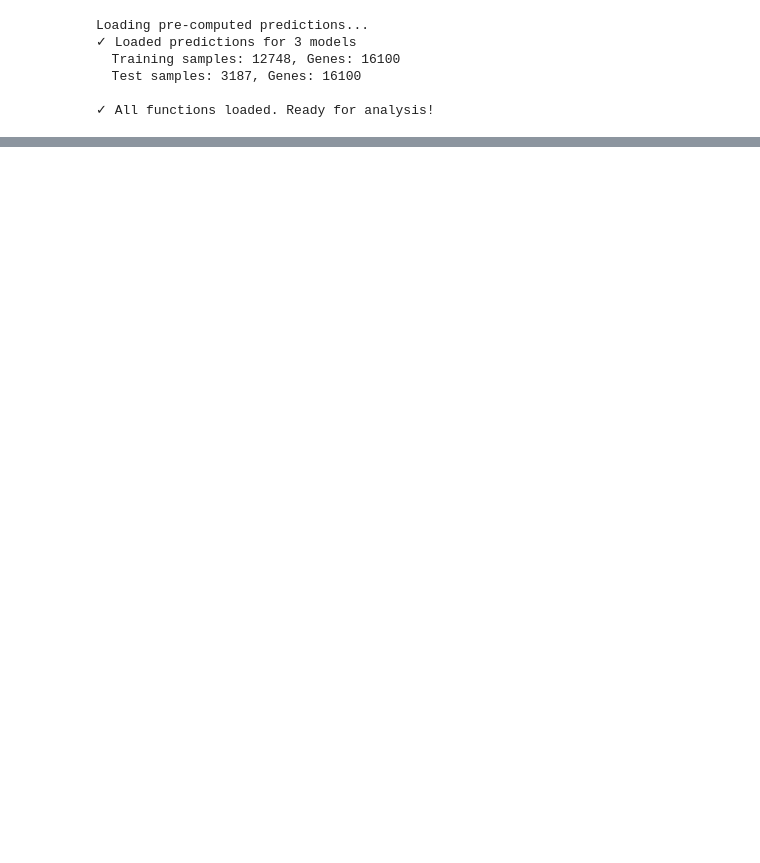
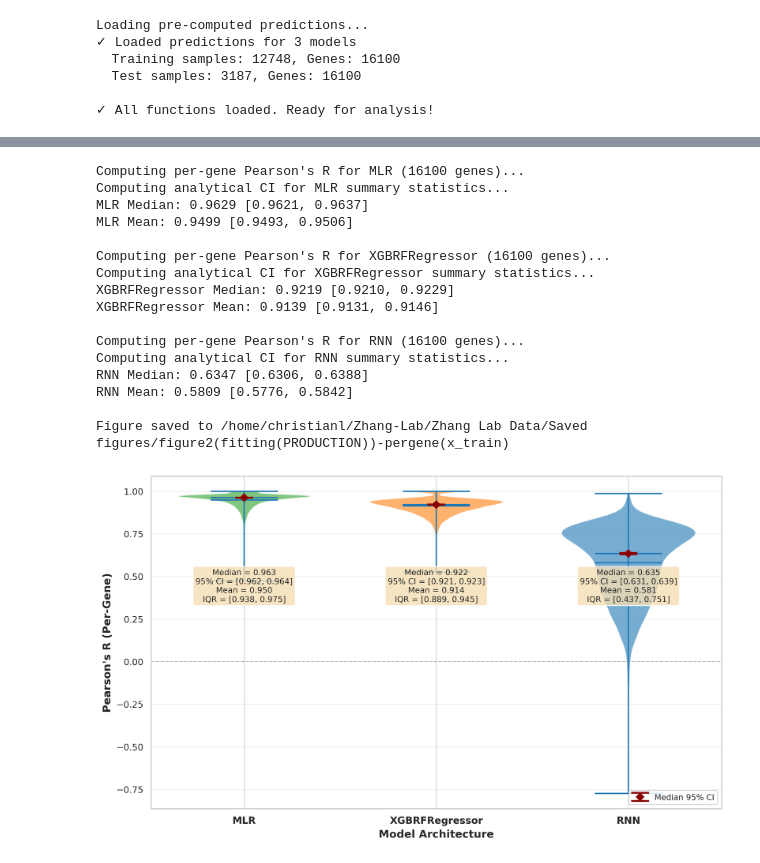
Before and after one commit to ChristianLangridge/LEMBAS-RNN-benchmark, a Jupyter notebook: Zhang Lab Code/Figures/Model-fitting/Fig1(fitting).ipynb, the cells around one changed output, grey strips where cells are left out. Drawn from its saved outputs; the diff is of its cells as text; code cells hidden in the pictures; blank space fills up the shorter version.

Commit message:
Dialing in aesthetics for training fit figures

```diff
--- a/Zhang Lab Code/Figures/Model-fitting/Fig1(fitting).ipynb
+++ b/Zhang Lab Code/Figures/Model-fitting/Fig1(fitting).ipynb
@@ -221,10 +205,28 @@ Figure saved to /home/christianl/Zhang-Lab/Zhang Lab Data/Saved figures/Producti
 # %%
 ############### PLOTTING STEP (PER-GENE) ###############
 
 per_gene_fit_metrics = figure_per_gene_pearson_r_distribution(
-    y_true=y_train,
+    y_true_df=y_train,
     predictions_dict=predictions_train,
     ci_method='analytical', # same as before
     n_bootstrap=5000, # same as before
     output_path='/home/christianl/Zhang-Lab/Zhang Lab Data/Saved figures/figure2(fitting(PRODUCTION))-pergene(x_train)'
 )
+# %% [output]
+Computing per-gene Pearson's R for MLR (16100 genes)...
+Computing analytical CI for MLR summary statistics...
+MLR Median: 0.9629 [0.9621, 0.9637]
+MLR Mean: 0.9499 [0.9493, 0.9506]
+
+Computing per-gene Pearson's R for XGBRFRegressor (16100 genes)...
+Computing analytical CI for XGBRFRegressor summary statistics...
+XGBRFRegressor Median: 0.9219 [0.9210, 0.9229]
+XGBRFRegressor Mean: 0.9139 [0.9131, 0.9146]
+
+Computing per-gene Pearson's R for RNN (16100 genes)...
+Computing analytical CI for RNN summary statistics...
+RNN Median: 0.6347 [0.6306, 0.6388]
+RNN Mean: 0.5809 [0.5776, 0.5842]
+
+Figure saved to /home/christianl/Zhang-Lab/Zhang Lab Data/Saved figures/figure2(fitting(PRODUCTION))-pergene(x_train)
+[figure, added]
```
Also changed, not shown: parts of 1 cell of this notebook, 1 other file.
